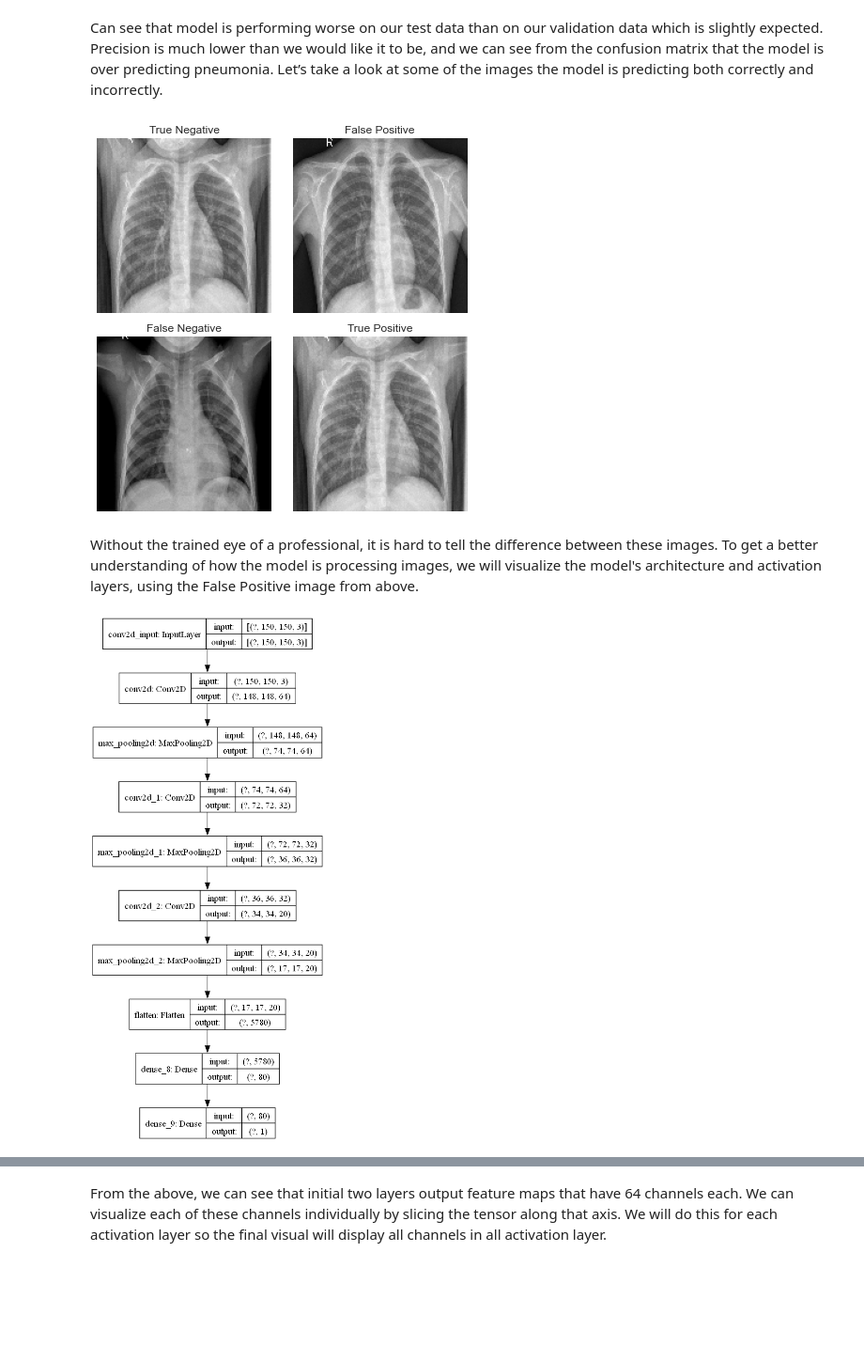
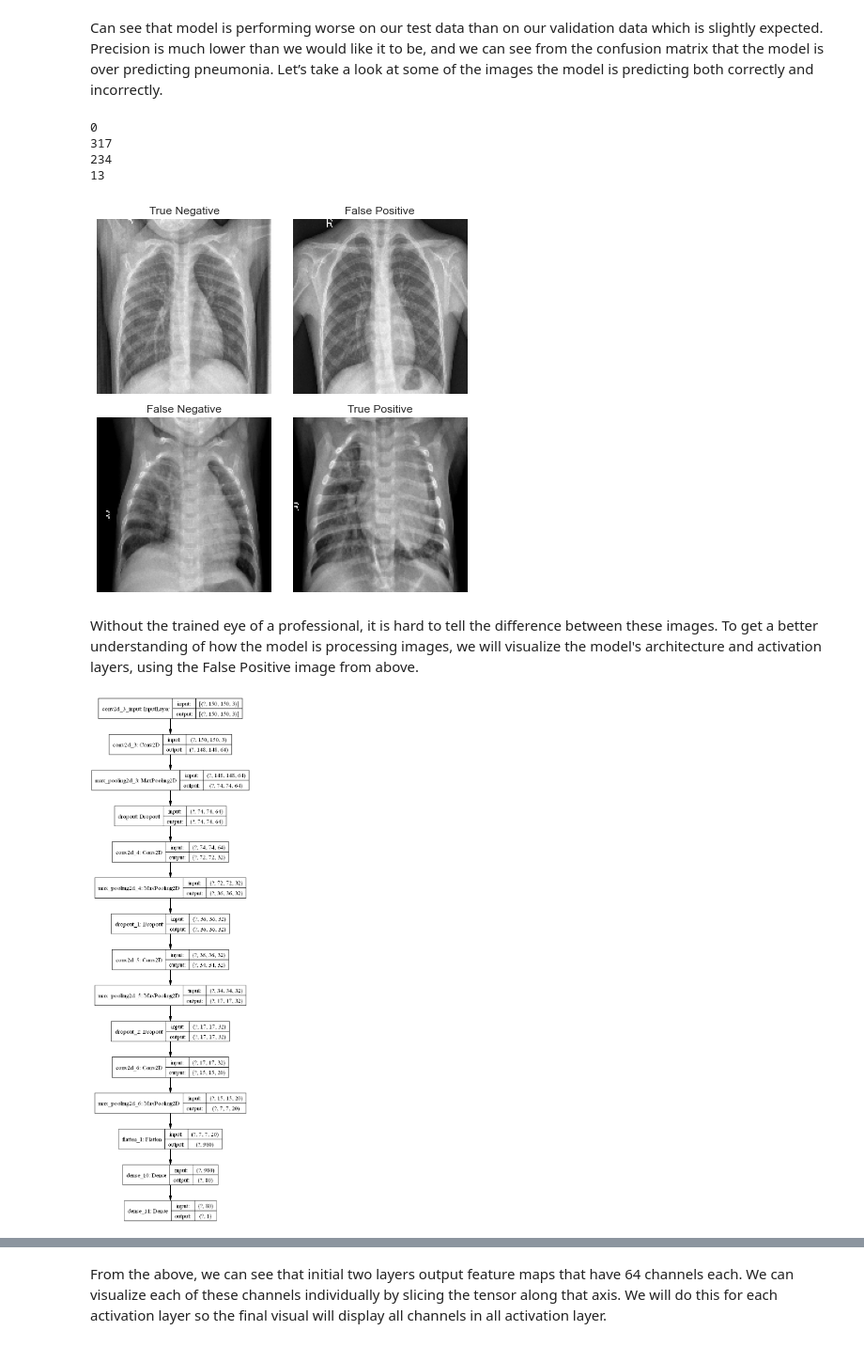
Before and after one commit to Bella3s/xray_image_classification, a Jupyter notebook: index.ipynb, the cells around one changed output, grey strips where cells are left out. Shown at 94% size. Cells and saved outputs as stored; diff of their text form; code cells hidden in the pictures; blank space fills up the shorter version.

```diff
--- a/index.ipynb
+++ b/index.ipynb
@@ -1143,3 +1151,13 @@ fp_index = predictions_df[predictions_df['t_f_p_n'] == 'FP'].index
 fn_index = predictions_df[predictions_df['t_f_p_n'] == 'FN'].index
 tp_index = predictions_df[predictions_df['t_f_p_n'] == 'TP'].index
 tn_index = predictions_df[predictions_df['t_f_p_n'] == 'TN'].index
+# %%
+print(fp_index[0])
+print(fn_index[0])
+print(tp_index[0])
+print(tn_index[0])
+# %% [output]
+0
+317
+234
+13
@@ -1147,33 +1174,33 @@ tn_index = predictions_df[predictions_df['t_f_p_n'] == 'TN'].index
 # Display images
 fig, ax = plt.subplots(ncols=2, nrows=2, figsize=(6,6))
 
-ax[0,0].imshow(test_images[0][tn_index[0]])
+ax[0,0].imshow(tn_img)
 ax[0,0].set_title('True Negative')
 ax[0,0].axis('off')
 
-ax[0,1].imshow(test_images[0][fp_index[0]])
+ax[0,1].imshow(fp_img)
 ax[0,1].set_title('False Positive')
 ax[0,1].axis('off')
 
 # index 390 -> 48th batch of 8, 6th image
-ax[1,0].imshow(test_images[48][6])
+ax[1,0].imshow(fn_img)
 ax[1,0].set_title('False Negative')
 ax[1,0].axis('off')
 
-ax[1,1].imshow(test_images[0][tn_index[0]])
+ax[1,1].imshow(tp_img)
 ax[1,1].set_title('True Positive')
 ax[1,1].axis('off')
 plt.tight_layout();
 # %% [output]
-[figure, old version]
+[figure, new version]
 # %% [markdown]
 Without the trained eye of a professional, it is hard to tell the difference between these images.  To get a better understanding of how the model is processing images, we will visualize the model's architecture and activation layers, using the False Positive image from above.
 # %%
 # Final model's architecture (import seperate to check if need to download)
 from tensorflow.keras.utils import plot_model
-plot_model(cnn, show_shapes=True, show_layer_names=True)
+plot_model(cnn_reg, show_shapes=True, show_layer_names=True)
 # %% [output]
-[figure, old version]
+[figure, new version]
 # %%
 # Get list of layer names (excluding the flatten layer on)
 layer_outputs = [layer.output for layer in cnn_reg.layers[:11]]
```
Also changed, not shown: parts of 24 cells of this notebook, 13 other files.
